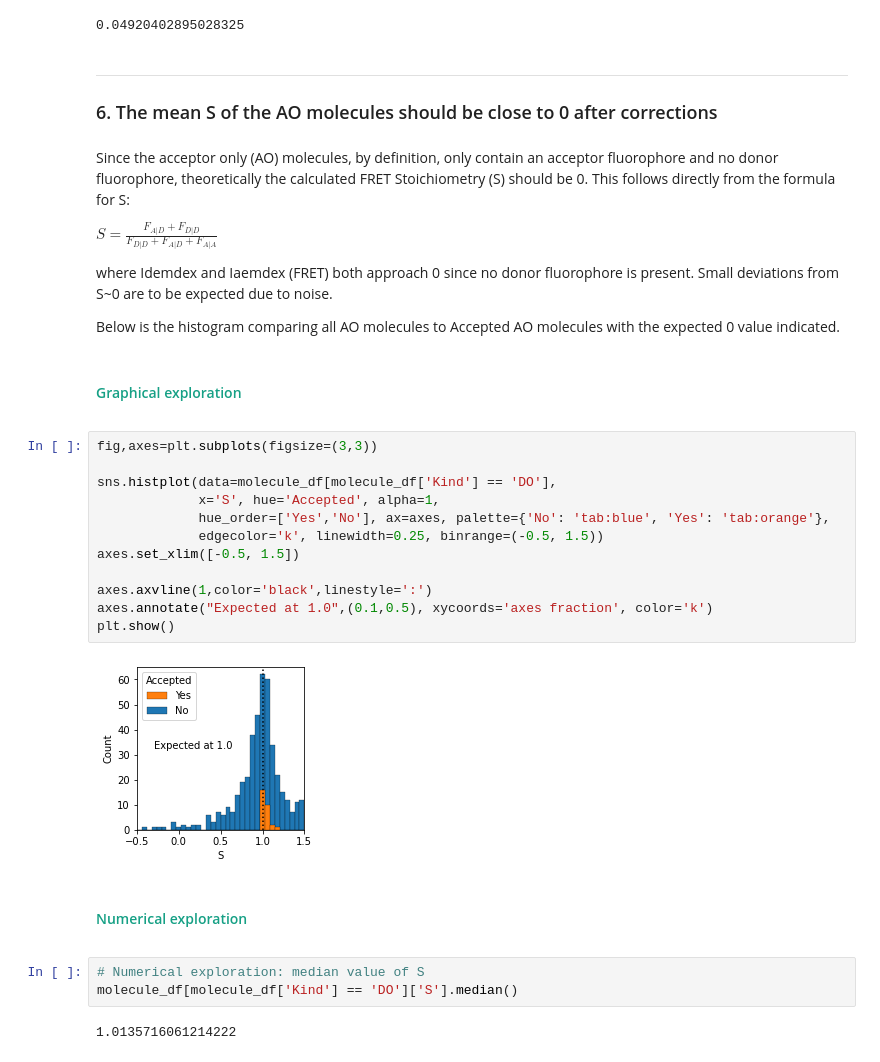
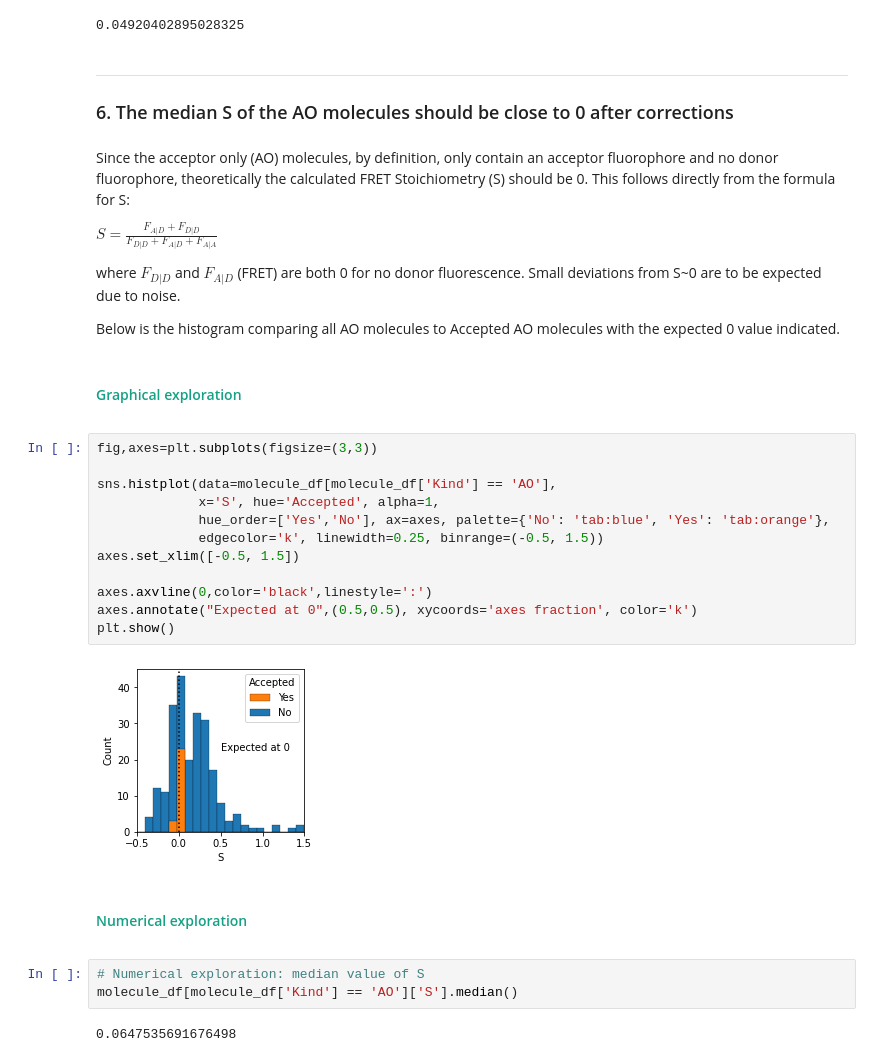
Before and after one commit to duderstadt-lab/mars-tutorials, a Jupyter notebook: Example_workflows/FRET/static/static_FRET_validation_report.ipynb, the cells around one changed output. Drawn from its saved outputs; the diff is of its cells as text.

Commit message:
Fixes #2 plot and chart match description, thanks :)

```diff
--- a/Example_workflows/FRET/static/static_FRET_validation_report.ipynb
+++ b/Example_workflows/FRET/static/static_FRET_validation_report.ipynb
@@ -309,14 +309,14 @@ molecule_df[molecule_df['Kind'] == 'DO']['E'].median()
 0.04920402895028325
 # %% [markdown]
 ---
-### 6.  The mean S of the AO molecules should be close to 0 after corrections
+### 6.  The median S of the AO molecules should be close to 0 after corrections
 # %% [markdown]
 Since the acceptor only (AO) molecules, by definition, only contain an acceptor fluorophore and no donor fluorophore, theoretically the calculated FRET Stoichiometry (S) should be 0. This follows directly from the formula for S:
 
 $
 S = \frac{F_{A|D} + F_{D|D}}{F_{D|D} + F_{A|D} + F_{A|A}} $
 
-where Idemdex and Iaemdex (FRET) both approach 0 since no donor fluorophore is present. Small deviations from S~0 are to be expected due to noise.
+where $F_{D|D}$ and $F_{A|D}$ (FRET) are both 0 for no donor fluorescence. Small deviations from S~0 are to be expected due to noise.
 
 Below is the histogram comparing all AO molecules to Accepted AO molecules with the expected 0 value indicated.
 # %% [markdown]
@@ -327,17 +327,17 @@ Below is the histogram comparing all AO molecules to Accepted AO molecules with
 # %%
 fig,axes=plt.subplots(figsize=(3,3))
 
-sns.histplot(data=molecule_df[molecule_df['Kind'] == 'DO'],
+sns.histplot(data=molecule_df[molecule_df['Kind'] == 'AO'],
              x='S', hue='Accepted', alpha=1,
              hue_order=['Yes','No'], ax=axes, palette={'No': 'tab:blue', 'Yes': 'tab:orange'},
              edgecolor='k', linewidth=0.25, binrange=(-0.5, 1.5))
 axes.set_xlim([-0.5, 1.5])
 
-axes.axvline(1,color='black',linestyle=':')
-axes.annotate("Expected at 1.0",(0.1,0.5), xycoords='axes fraction', color='k')
+axes.axvline(0,color='black',linestyle=':')
+axes.annotate("Expected at 0",(0.5,0.5), xycoords='axes fraction', color='k')
 plt.show()
 # %% [output]
-[figure, old version]
+[figure, new version]
 # %% [markdown]
 <font color=#16A085>
 
@@ -345,6 +345,6 @@ plt.show()
 </font>
 # %%
 # Numerical exploration: median value of S
-molecule_df[molecule_df['Kind'] == 'DO']['S'].median()
+molecule_df[molecule_df['Kind'] == 'AO']['S'].median()
 # %% [output]
-1.0135716061214222
+0.0647535691676498
```
Also changed, not shown: parts of 1 cell of this notebook, 1 other file.
